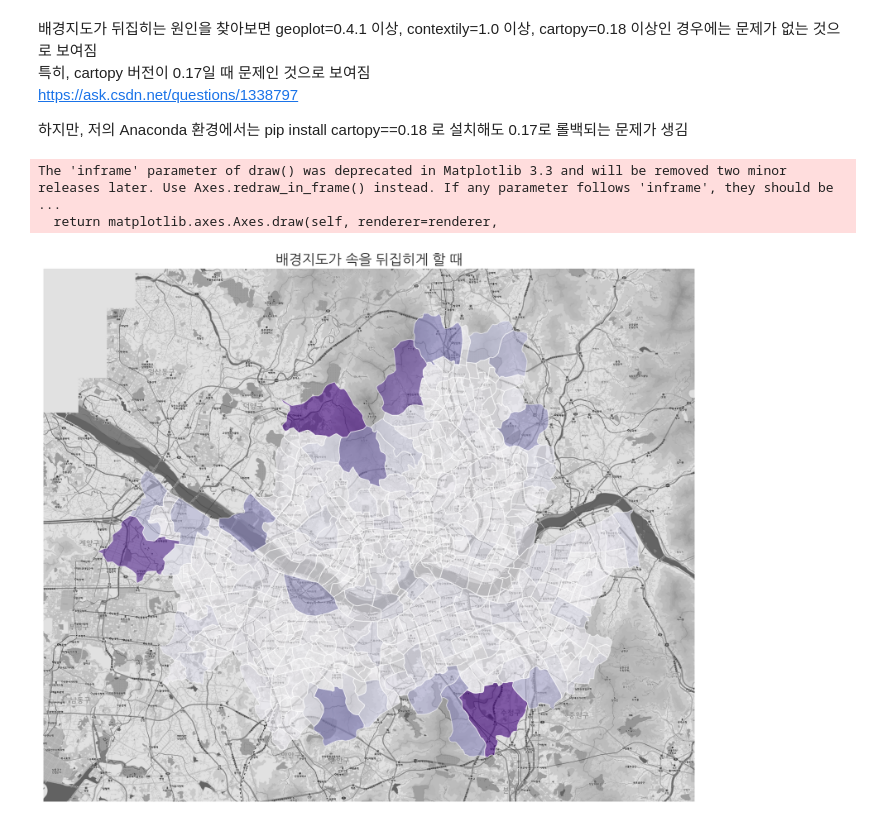
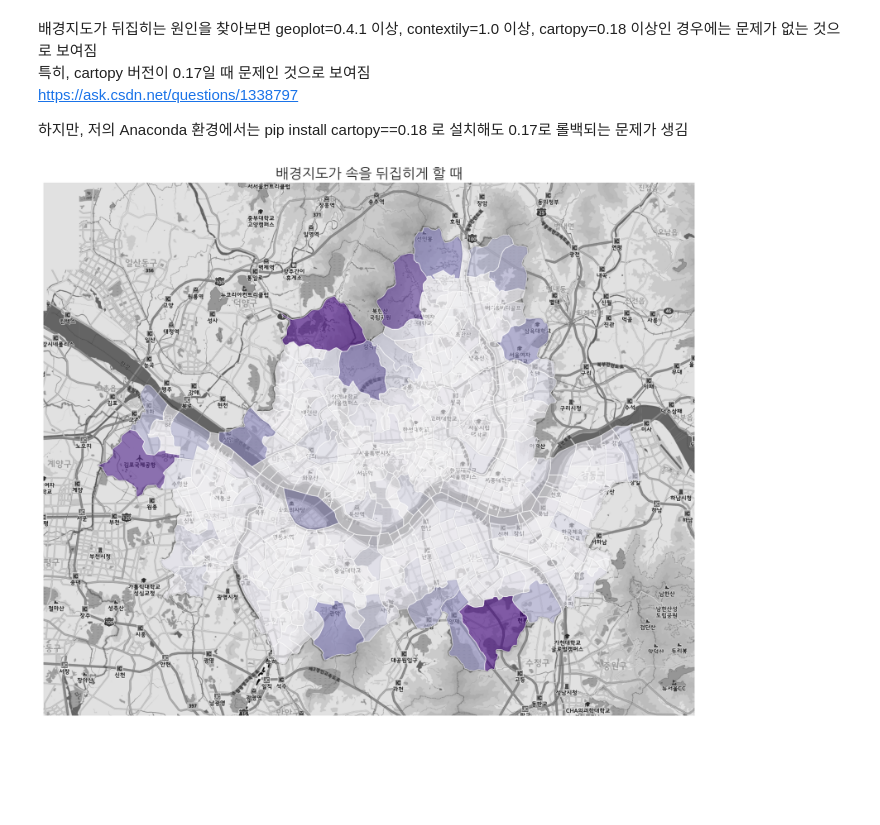
Before and after one commit to thlee33/geography2021, a Jupyter notebook: 12_basemap.ipynb, the cells around one changed output. Drawn from its saved outputs; the diff is of its cells as text; code cells hidden in the pictures; blank space fills up the shorter version.

```diff
--- a/12_basemap.ipynb
+++ b/12_basemap.ipynb
@@ -154,15 +155,13 @@ def add_basemap(ax, zoom, url):
 # %%
 # Contextily  배경지도 적용한 공간시각화
 ax = gplt.choropleth(gdf_dong2, hue='area', cmap='Purples', projection=gcrs.WebMercator(), figsize=(15, 15), alpha=0.6)
 
 #ctx.add_basemap(ax) #, url=ctx.providers.Stamen.TonerLite, 기본은 OpenStreetMap
-#ctx.add_basemap(ax, source=tms_vworld_g)
-add_basemap(ax, zoom=13, url=tms_vworld_g)
+ctx.add_basemap(ax, source=tms_vworld_g)
+#add_basemap(ax, zoom=13, url=tms_vworld_g)
 
 plt.title('배경지도가 속을 뒤집히게 할 때', fontsize=18)
 fig = plt.gcf()
 #plt.savefig("./image/basemap_test01.png", bbox_inches='tight', pad_inches=0.01)
 # %% [output]
-The 'inframe' parameter of draw() was deprecated in Matplotlib 3.3 and will be removed two minor releases later. Use Axes.redraw_in_frame() instead. If any parameter follows 'inframe', they should be  ...
-  return matplotlib.axes.Axes.draw(self, renderer=renderer,
-[figure, old version]
+[figure, new version]
```
Also changed, not shown: parts of 5 cells of this notebook, 10 other files.
